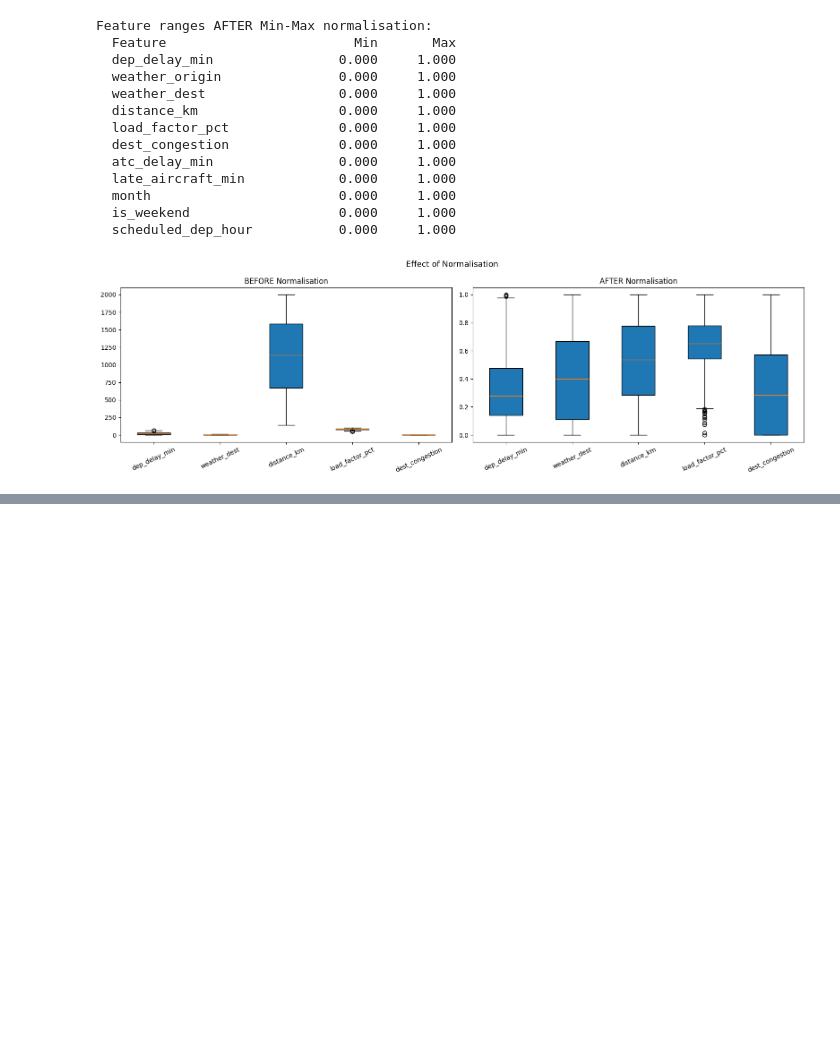
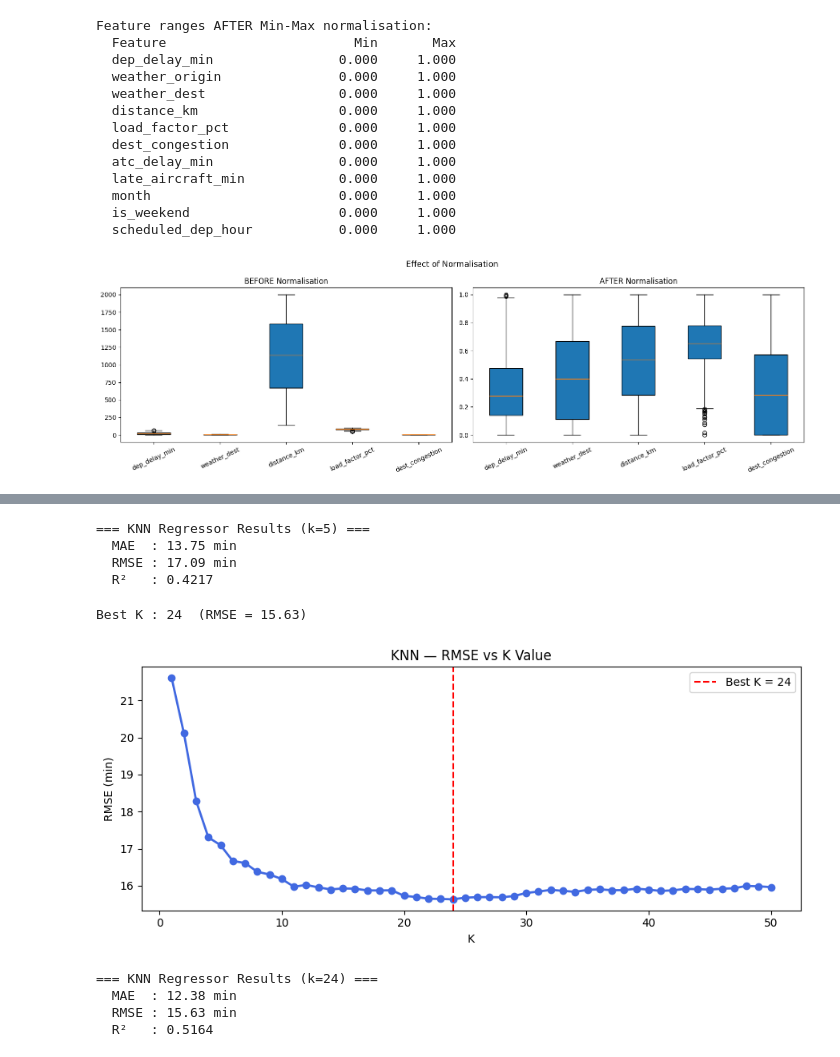
Before and after one commit to mokshaggarwal12/airline-delay-prediction, a Jupyter notebook: airline_delay_regression.ipynb, the cells around one changed output, grey strips where cells are left out. Saved outputs shown, nothing was run; the diff lists cells and outputs as text; code cells hidden in the pictures; blank space fills up the shorter version.

```diff
--- a/airline_delay_regression.ipynb
+++ b/airline_delay_regression.ipynb
@@ -388,0 +479,64 @@ plt.show()
+# %%
+from sklearn.neighbors import KNeighborsRegressor
+
+# Train
+knn_model = KNeighborsRegressor(n_neighbors=5)
+knn_model.fit(X_train, y_train)
+
+# Predict
+knn_pred = knn_model.predict(X_test)
+
+# Evaluate
+knn_mae  = mean_absolute_error(y_test, knn_pred)
+knn_rmse = mean_squared_error(y_test, knn_pred) ** 0.5
+knn_r2   = r2_score(y_test, knn_pred)
+
+print("=== KNN Regressor Results (k=5) ===")
+print(f"  MAE  : {knn_mae:.2f} min")
+print(f"  RMSE : {knn_rmse:.2f} min")
+print(f"  R²   : {knn_r2:.4f}")
+# %% [output]
+=== KNN Regressor Results (k=5) ===
+  MAE  : 13.75 min
+  RMSE : 17.09 min
+  R²   : 0.4217
+# %%
+k_values = range(1, 51)
+k_rmse   = []
+
+for k in k_values:
+    m = KNeighborsRegressor(n_neighbors=k)
+    m.fit(X_train, y_train)
+    pred = m.predict(X_test)
+    k_rmse.append(mean_squared_error(y_test, pred) ** 0.5)
+
+best_k = k_values[k_rmse.index(min(k_rmse))]
+print(f"Best K : {best_k}  (RMSE = {min(k_rmse):.2f})")
+
+plt.figure(figsize=(9, 4))
+plt.plot(k_values, k_rmse, marker='o', color='royalblue', linewidth=2)
+plt.axvline(best_k, color='red', linestyle='--', label=f'Best K = {best_k}')
+plt.title('KNN — RMSE vs K Value')
+plt.xlabel('K'); plt.ylabel('RMSE (min)')
+plt.legend(); plt.tight_layout(); plt.show()
+# %% [output]
+Best K : 24  (RMSE = 15.63)
+[figure, added]
+# %%
+knn_best = KNeighborsRegressor(n_neighbors=best_k)
+knn_best.fit(X_train, y_train)
+knn_best_pred = knn_best.predict(X_test)
+
+knn_mae  = mean_absolute_error(y_test, knn_best_pred)
+knn_rmse = mean_squared_error(y_test, knn_best_pred) ** 0.5
+knn_r2   = r2_score(y_test, knn_best_pred)
+
+print(f"=== KNN Regressor Results (k={best_k}) ===")
+print(f"  MAE  : {knn_mae:.2f} min")
+print(f"  RMSE : {knn_rmse:.2f} min")
+print(f"  R²   : {knn_r2:.4f}")
+# %% [output]
+=== KNN Regressor Results (k=24) ===
+  MAE  : 12.38 min
+  RMSE : 15.63 min
+  R²   : 0.5164
```
Also changed, not shown: parts of 17 cells of this notebook.
